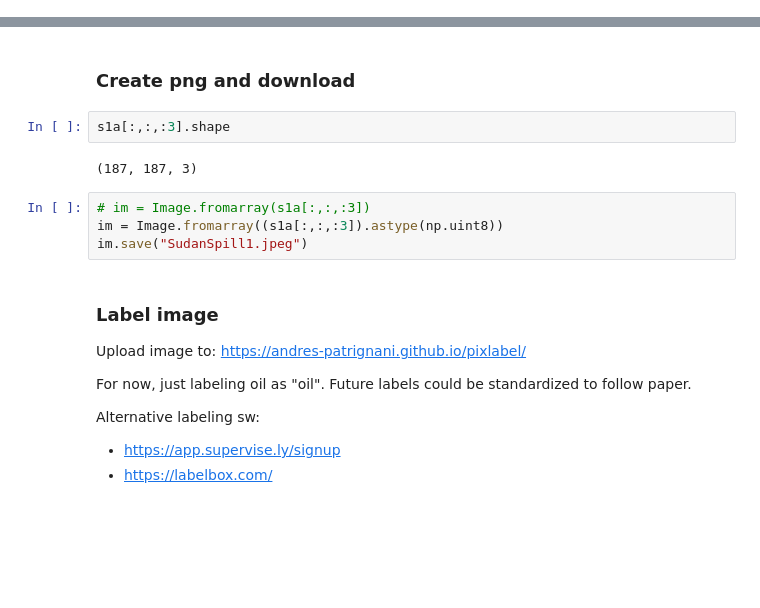
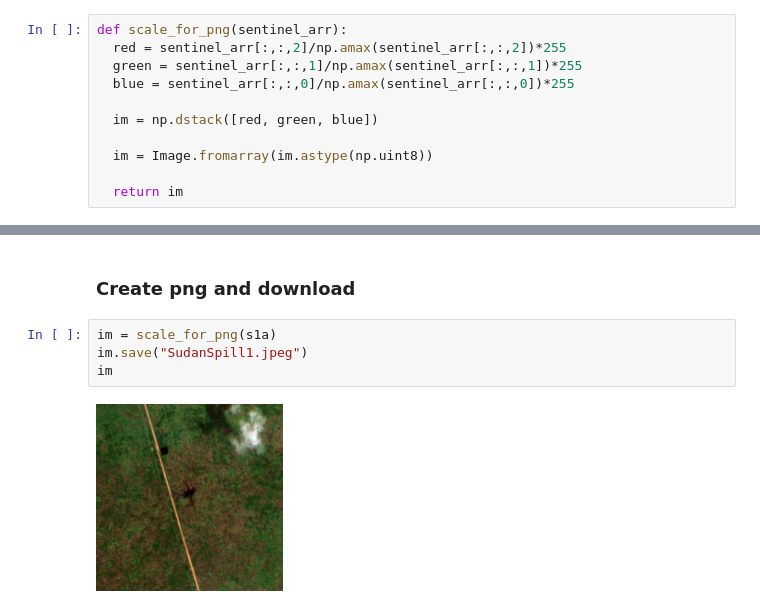
Before and after one commit to marches/pipeline-spill-detection, a Jupyter notebook: notebooks/Pixel_labeling_and_initial_model.ipynb, the cells around one changed output, grey strips where cells are left out. Saved outputs shown, nothing was run; the diff lists cells and outputs as text; blank space fills up the shorter version.

Commit message:
labeling workflow

```diff
--- a/notebooks/Pixel_labeling_and_initial_model.ipynb
+++ b/notebooks/Pixel_labeling_and_initial_model.ipynb
@@ -27,0 +34,11 @@ s1a_tif = "/content/drive/MyDrive/210 Capstone Project/Data/Sentinel2-SudanSpill
+# %%
+def scale_for_png(sentinel_arr):
+  red = sentinel_arr[:,:,2]/np.amax(sentinel_arr[:,:,2])*255
+  green = sentinel_arr[:,:,1]/np.amax(sentinel_arr[:,:,1])*255
+  blue = sentinel_arr[:,:,0]/np.amax(sentinel_arr[:,:,0])*255
+
+  im = np.dstack([red, green, blue])
+
+  im = Image.fromarray(im.astype(np.uint8))
+
+  return im
@@ -28,19 +62,8 @@ s1a_tif = "/content/drive/MyDrive/210 Capstone Project/Data/Sentinel2-SudanSpill
 # %% [markdown]
 ### Create png and download
-# %%
-s1a[:,:,:3].shape
-# %% [output]
-(187, 187, 3)
-# %%
-# im = Image.fromarray(s1a[:,:,:3])
-im = Image.fromarray((s1a[:,:,:3]).astype(np.uint8))
-im.save("SudanSpill1.jpeg")
-# %% [markdown]
-### Label image
-Upload image to: https://andres-patrignani.github.io/pixlabel/
-
-For now, just labeling oil as "oil". Future labels could be standardized to follow paper.
-
-Alternative labeling sw:
-* https://app.supervise.ly/signup
-* https://labelbox.com/
+# %%
+im = scale_for_png(s1a)
+im.save("SudanSpill1.jpeg")
+im
+# %% [output]
+[figure, added]
```
Also changed, not shown: parts of 40 cells of this notebook.
